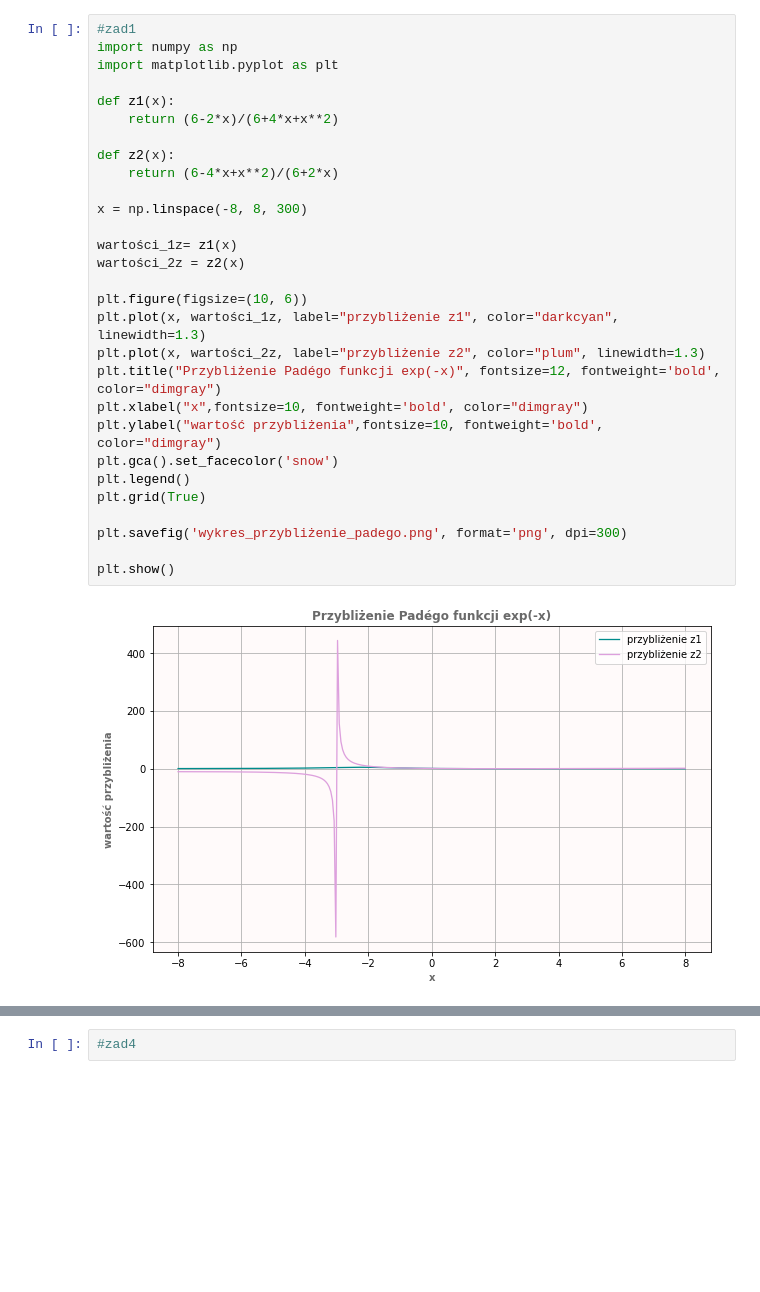
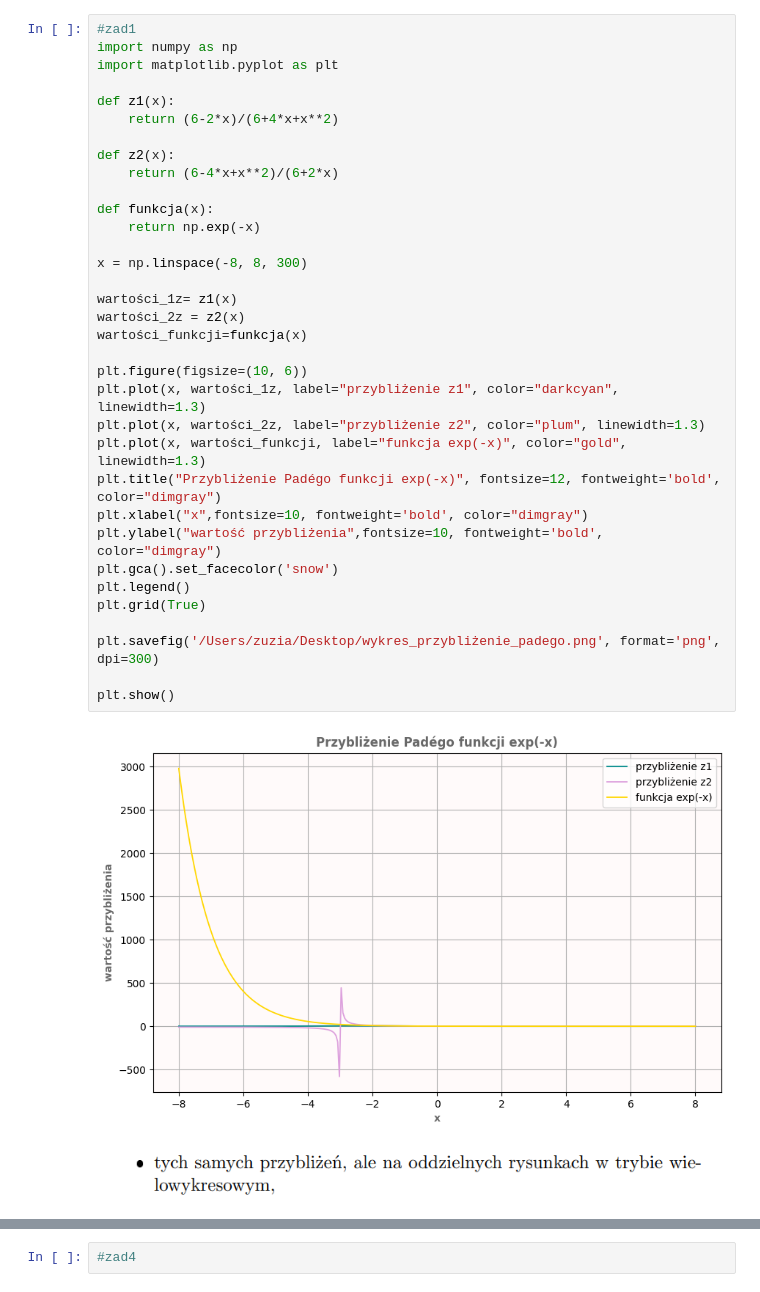
Before and after one commit to 13928861/metody-numeryczne, a Jupyter notebook: metody_numeryczne_lista1(2).ipynb, the cells around one changed output, grey strips where cells are left out. Cells and saved outputs as stored; diff of their text form; blank space fills up the shorter version.

```diff
--- a/metody_numeryczne_lista1(2).ipynb
+++ b/metody_numeryczne_lista1(2).ipynb
@@ -1,34 +3,41 @@
 # %%
 #zad1
 import numpy as np
 import matplotlib.pyplot as plt
 
 def z1(x):
     return (6-2*x)/(6+4*x+x**2)
 
 def z2(x):
     return (6-4*x+x**2)/(6+2*x)
 
+def funkcja(x):
+    return np.exp(-x)
+
 x = np.linspace(-8, 8, 300)
 
 wartości_1z= z1(x)
 wartości_2z = z2(x)
+wartości_funkcji=funkcja(x)
 
 plt.figure(figsize=(10, 6))
 plt.plot(x, wartości_1z, label="przybliżenie z1", color="darkcyan", linewidth=1.3)
 plt.plot(x, wartości_2z, label="przybliżenie z2", color="plum", linewidth=1.3)
+plt.plot(x, wartości_funkcji, label="funkcja exp(-x)", color="gold", linewidth=1.3)
 plt.title("Przybliżenie Padégo funkcji exp(-x)", fontsize=12, fontweight='bold', color="dimgray")
 plt.xlabel("x",fontsize=10, fontweight='bold', color="dimgray")
 plt.ylabel("wartość przybliżenia",fontsize=10, fontweight='bold', color="dimgray")
 plt.gca().set_facecolor('snow')
 plt.legend()
 plt.grid(True)
 
-plt.savefig('wykres_przybliżenie_padego.png', format='png', dpi=300)
+plt.savefig('/Users/zuzia/Desktop/wykres_przybliżenie_padego.png', format='png', dpi=300)
 
 plt.show()
 # %% [output]
-[figure, old version]
+[figure, new version]
+# %% [markdown]
+![image.png](attachment:image.png)
 # %%
 fig, axs = plt.subplots(2, 1, figsize=(10, 10))
 
```
Also changed, not shown: parts of 18 cells of this notebook.
